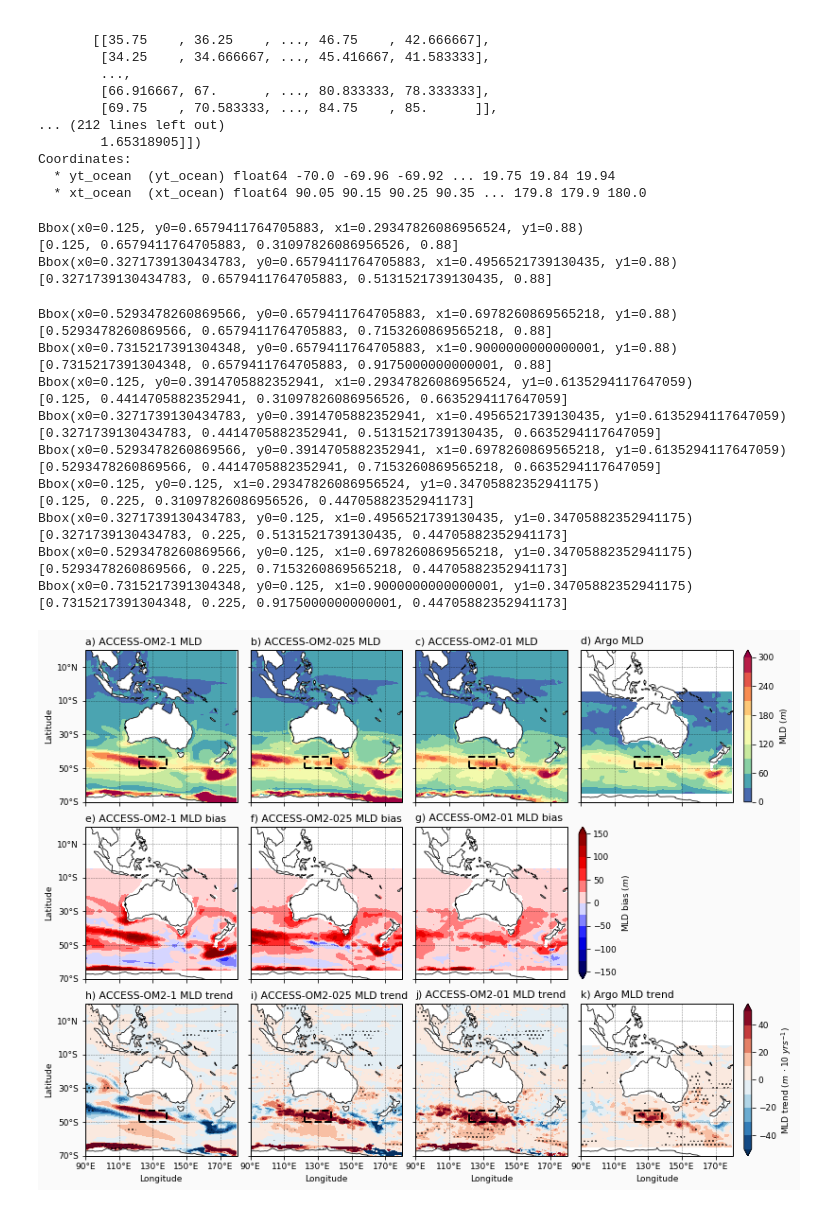
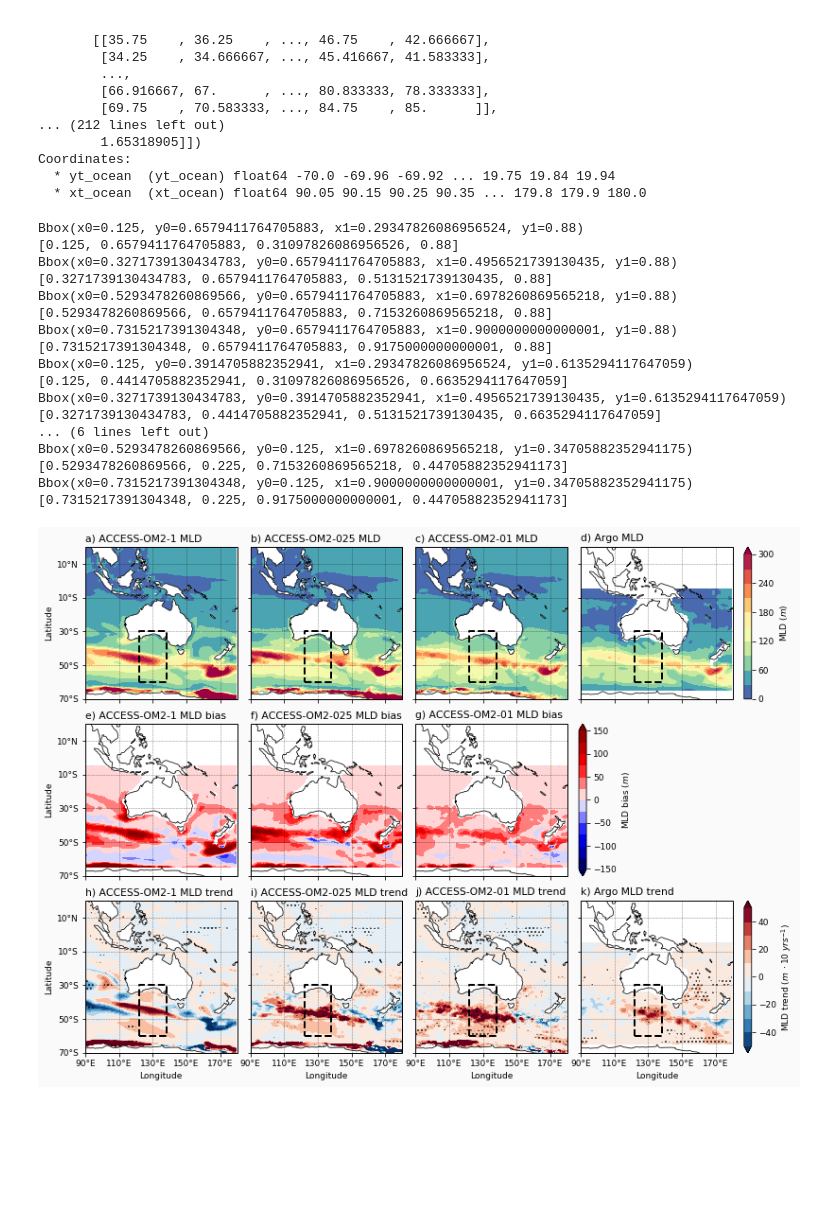
Before and after one commit to ERDuran/Australian-waters-diagnostics, a Jupyter notebook: scripts/p50_plot_mld.ipynb, the cells around one changed output. Cells and saved outputs as stored; diff of their text form; code cells hidden in the pictures; blank space fills up the shorter version.

```diff
--- a/scripts/p50_plot_mld.ipynb
+++ b/scripts/p50_plot_mld.ipynb
@@ -141,8 +141,8 @@ col=4
 
 blonw=122
 blone=138
-blats=-50
-blatn=-43
+blats=-60
+blatn=-30
 
 ax = plt.subplot(row, col, 1, projection=ccrs.PlateCarree())
 pos = ax.get_position()
@@ -534,49 +534,44 @@ lon_formatter = LongitudeFormatter(zero_direction_label=True)
 lat_formatter = LatitudeFormatter()
 ax.xaxis.set_major_formatter(lon_formatter)
 ax.yaxis.set_major_formatter(lat_formatter)
 ax.set_xlabel('Longitude')
 # ax.set_xticklabels('')
 ax.set_ylabel('')
 ax.set_yticklabels('')
 ax.grid(linewidth=0.5, color='black', alpha=0.5, linestyle='--')
 ax.add_feature(land_50m)
 plt.plot(
     [blonw, blone, blone, blonw, blonw],
     [blats, blats, blatn, blatn, blats],
     color='k', linestyle='--', linewidth=2)
 axins = inset_axes(ax,
                    width="5%",  # width = 5% of parent_bbox width
                    height="100%",  # height : 50%
                    loc='lower left',
                    bbox_to_anchor=(1.075, 0, 1, 1),
                    bbox_transform=ax.transAxes,
                    borderpad=0)
 cbar = plt.colorbar(plot, orientation='vertical',
                     label=r'MLD trend ($m\ \cdot 10\ yrs^{-1}$)', cax=axins)
 # cbar.set_ticks(levels)
 
 savefigure('mld_bias_trend')
 # %% [output]
 Bbox(x0=0.125, y0=0.6579411764705883, x1=0.29347826086956524, y1=0.88)
 [0.125, 0.6579411764705883, 0.31097826086956526, 0.88]
 Bbox(x0=0.3271739130434783, y0=0.6579411764705883, x1=0.4956521739130435, y1=0.88)
 [0.3271739130434783, 0.6579411764705883, 0.5131521739130435, 0.88]
+Bbox(x0=0.5293478260869566, y0=0.6579411764705883, x1=0.6978260869565218, y1=0.88)
+[0.5293478260869566, 0.6579411764705883, 0.7153260869565218, 0.88]
+Bbox(x0=0.7315217391304348, y0=0.6579411764705883, x1=0.9000000000000001, y1=0.88)
+[0.7315217391304348, 0.6579411764705883, 0.9175000000000001, 0.88]
+Bbox(x0=0.125, y0=0.3914705882352941, x1=0.29347826086956524, y1=0.6135294117647059)
+[0.125, 0.4414705882352941, 0.31097826086956526, 0.6635294117647059]
+Bbox(x0=0.3271739130434783, y0=0.3914705882352941, x1=0.4956521739130435, y1=0.6135294117647059)
+[0.3271739130434783, 0.4414705882352941, 0.5131521739130435, 0.6635294117647059]
+... (6 lines left out)
+Bbox(x0=0.5293478260869566, y0=0.125, x1=0.6978260869565218, y1=0.34705882352941175)
+[0.5293478260869566, 0.225, 0.7153260869565218, 0.44705882352941173]
+Bbox(x0=0.7315217391304348, y0=0.125, x1=0.9000000000000001, y1=0.34705882352941175)
+[0.7315217391304348, 0.225, 0.9175000000000001, 0.44705882352941173]
-Bbox(x0=0.5293478260869566, y0=0.6579411764705883, x1=0.6978260869565218, y1=0.88)
-[0.5293478260869566, 0.6579411764705883, 0.7153260869565218, 0.88]
-Bbox(x0=0.7315217391304348, y0=0.6579411764705883, x1=0.9000000000000001, y1=0.88)
-[0.7315217391304348, 0.6579411764705883, 0.9175000000000001, 0.88]
-Bbox(x0=0.125, y0=0.3914705882352941, x1=0.29347826086956524, y1=0.6135294117647059)
-[0.125, 0.4414705882352941, 0.31097826086956526, 0.6635294117647059]
-Bbox(x0=0.3271739130434783, y0=0.3914705882352941, x1=0.4956521739130435, y1=0.6135294117647059)
-[0.3271739130434783, 0.4414705882352941, 0.5131521739130435, 0.6635294117647059]
-Bbox(x0=0.5293478260869566, y0=0.3914705882352941, x1=0.6978260869565218, y1=0.6135294117647059)
-[0.5293478260869566, 0.4414705882352941, 0.7153260869565218, 0.6635294117647059]
-Bbox(x0=0.125, y0=0.125, x1=0.29347826086956524, y1=0.34705882352941175)
-[0.125, 0.225, 0.31097826086956526, 0.44705882352941173]
-Bbox(x0=0.3271739130434783, y0=0.125, x1=0.4956521739130435, y1=0.34705882352941175)
-[0.3271739130434783, 0.225, 0.5131521739130435, 0.44705882352941173]
-Bbox(x0=0.5293478260869566, y0=0.125, x1=0.6978260869565218, y1=0.34705882352941175)
-[0.5293478260869566, 0.225, 0.7153260869565218, 0.44705882352941173]
-Bbox(x0=0.7315217391304348, y0=0.125, x1=0.9000000000000001, y1=0.34705882352941175)
-[0.7315217391304348, 0.225, 0.9175000000000001, 0.44705882352941173]
-[figure, old version]
+[figure, new version]
```
Also changed, not shown: 1 other file.
